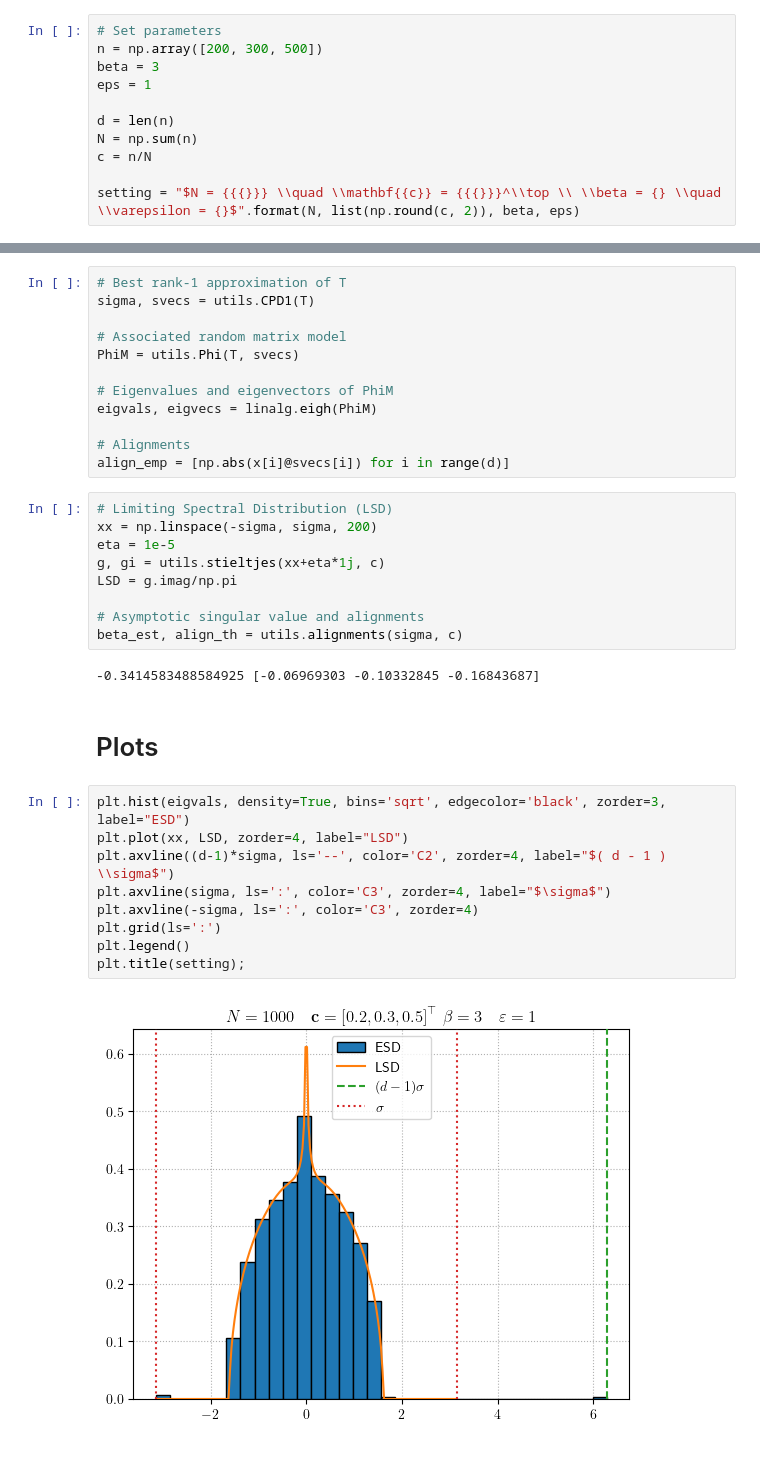
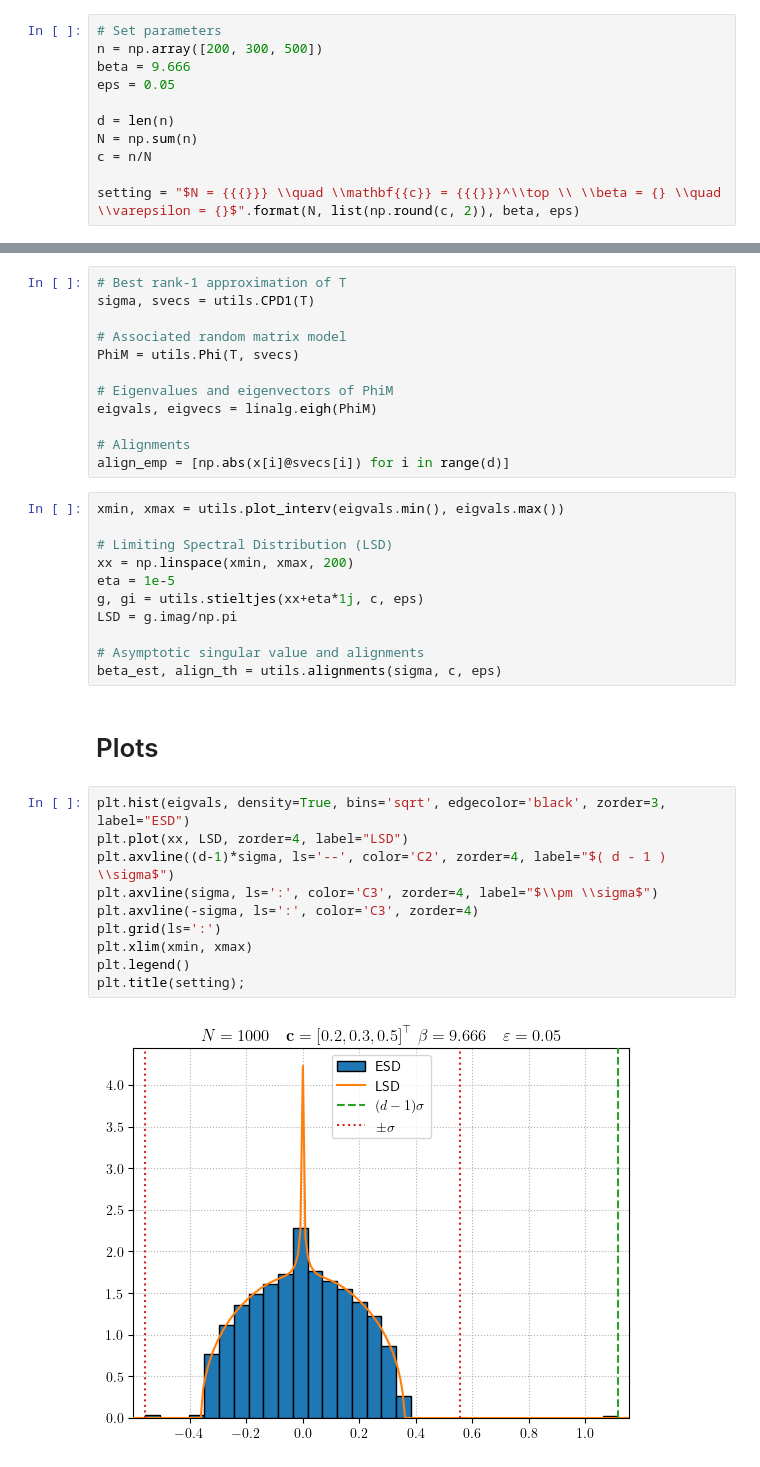
Before and after one commit to HugoLebeau/tensor_rank1approx, a Jupyter notebook: main.ipynb, the cells around one changed output, grey strips where cells are left out. Drawn from its saved outputs; the diff is of its cells as text.

```diff
--- a/main.ipynb
+++ b/main.ipynb
@@ -19,8 +19,8 @@ $$
 # %%
 # Set parameters
 n = np.array([200, 300, 500])
-beta = 3
-eps = 1
+beta = 9.666
+eps = 0.05
 
 d = len(n)
 N = np.sum(n)
@@ -48,29 +49,30 @@ eigvals, eigvecs = linalg.eigh(PhiM)
 # Alignments
 align_emp = [np.abs(x[i]@svecs[i]) for i in range(d)]
 # %%
+xmin, xmax = utils.plot_interv(eigvals.min(), eigvals.max())
+
 # Limiting Spectral Distribution (LSD)
-xx = np.linspace(-sigma, sigma, 200)
+xx = np.linspace(xmin, xmax, 200)
 eta = 1e-5
-g, gi = utils.stieltjes(xx+eta*1j, c)
+g, gi = utils.stieltjes(xx+eta*1j, c, eps)
 LSD = g.imag/np.pi
 
 # Asymptotic singular value and alignments
-beta_est, align_th = utils.alignments(sigma, c)
+beta_est, align_th = utils.alignments(sigma, c, eps)
-# %% [output]
--0.3414583488584925 [-0.06969303 -0.10332845 -0.16843687]
 # %% [markdown]
 # Plots
 # %%
 plt.hist(eigvals, density=True, bins='sqrt', edgecolor='black', zorder=3, label="ESD")
 plt.plot(xx, LSD, zorder=4, label="LSD")
 plt.axvline((d-1)*sigma, ls='--', color='C2', zorder=4, label="$( d - 1 ) \\sigma$")
-plt.axvline(sigma, ls=':', color='C3', zorder=4, label="$\sigma$")
+plt.axvline(sigma, ls=':', color='C3', zorder=4, label="$\\pm \\sigma$")
 plt.axvline(-sigma, ls=':', color='C3', zorder=4)
 plt.grid(ls=':')
+plt.xlim(xmin, xmax)
 plt.legend()
 plt.title(setting);
 # %% [output]
-[figure, old version]
+[figure, new version]
 # %%
 ax = plt.figure().gca()
 dim = 1+np.arange(d)
```
Also changed, not shown: parts of 2 cells of this notebook, 1 other file.
